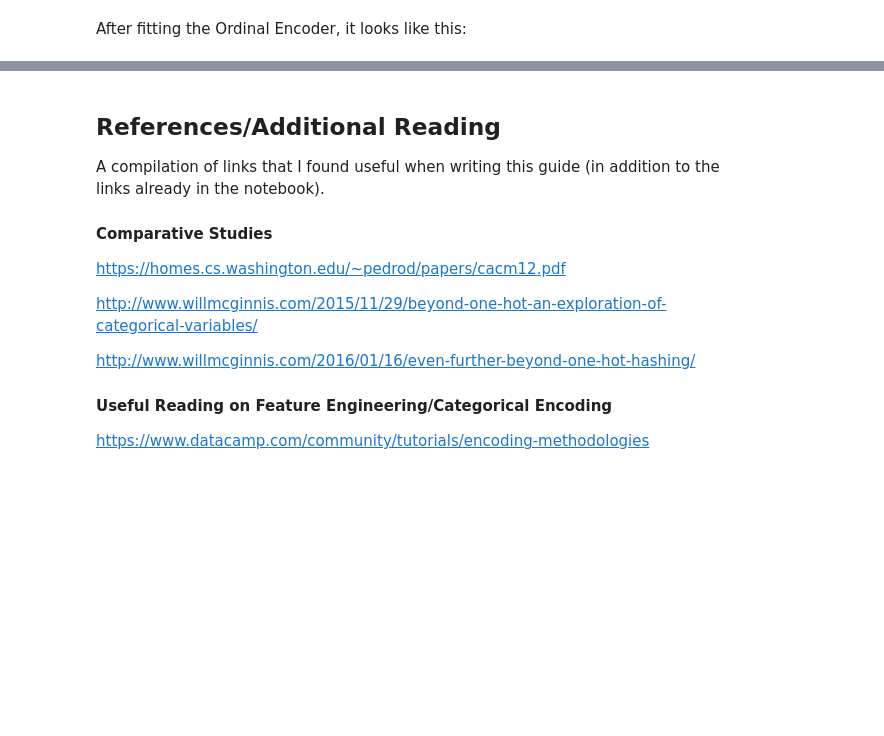
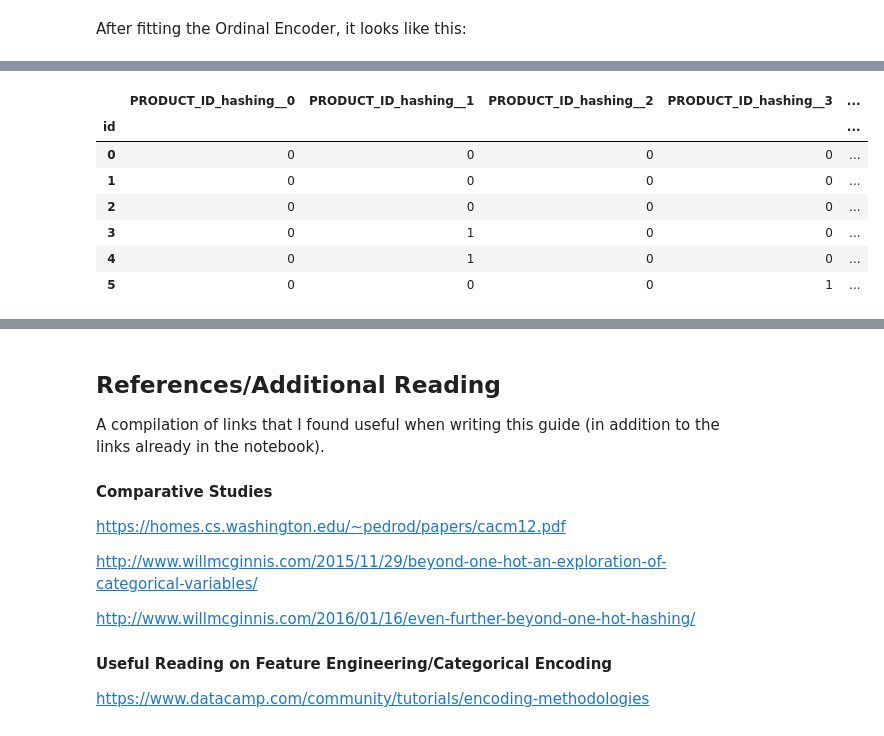
Before and after one commit to alteryx/categorical_encoding, a Jupyter notebook: guides/notebooks/categorical-encoding-guide.ipynb, the cells around one changed output, grey strips where cells are left out. Cells and saved outputs as stored; diff of their text form; code cells hidden in the pictures; blank space fills up the shorter version.

```diff
--- a/guides/notebooks/categorical-encoding-guide.ipynb
+++ b/guides/notebooks/categorical-encoding-guide.ipynb
@@ -24,2 +29,3 @@ import category_encoders as ce
 # %%
 pd.options.display.float_format = '{:.2f}'.format #increase readability
+feature_matrix, features, f1, f2, es, ids = utils.create_feature_matrix() #load in data for demos
@@ -410,0 +67,3 @@ Finally, Contrast Encoders provide an interesting way to mathematically separate
+# %%
+ce_ord = ce.Encoder(method='ordinal')
+ce_ord.fit_transform(feature_matrix, features)
@@ -410,0 +93,3 @@ Finally, Contrast Encoders provide an interesting way to mathematically separate
+# %%
+ce_one_hot = ce.Encoder(method="one_hot")
+ce_one_hot.fit_transform(feature_matrix, features)
@@ -410,0 +118,3 @@ Finally, Contrast Encoders provide an interesting way to mathematically separate
+# %%
+ce_bin = ce.Encoder(method='binary')
+ce_bin.fit_transform(feature_matrix, features)
@@ -410,0 +140,12 @@ Finally, Contrast Encoders provide an interesting way to mathematically separate
+# %%
+ce_hash = ce.Encoder(method='hashing')
+ce_hash.fit_transform(feature_matrix, features)
+# %% [output]
+|  | PRODUCT_ID_hashing__0 | PRODUCT_ID_hashing__1 | PRODUCT_ID_hashing__2 | PRODUCT_ID_hashing__3 | ... |
+| id |  |  |  |  | ... |
+| 0 | 0 | 0 | 0 | 0 | ... |
+| 1 | 0 | 0 | 0 | 0 | ... |
+| 2 | 0 | 0 | 0 | 0 | ... |
+| 3 | 0 | 1 | 0 | 0 | ... |
+| 4 | 0 | 1 | 0 | 0 | ... |
+| 5 | 0 | 0 | 0 | 1 | ... |
```
Also changed, not shown: parts of 67 cells of this notebook, 6 other files.
